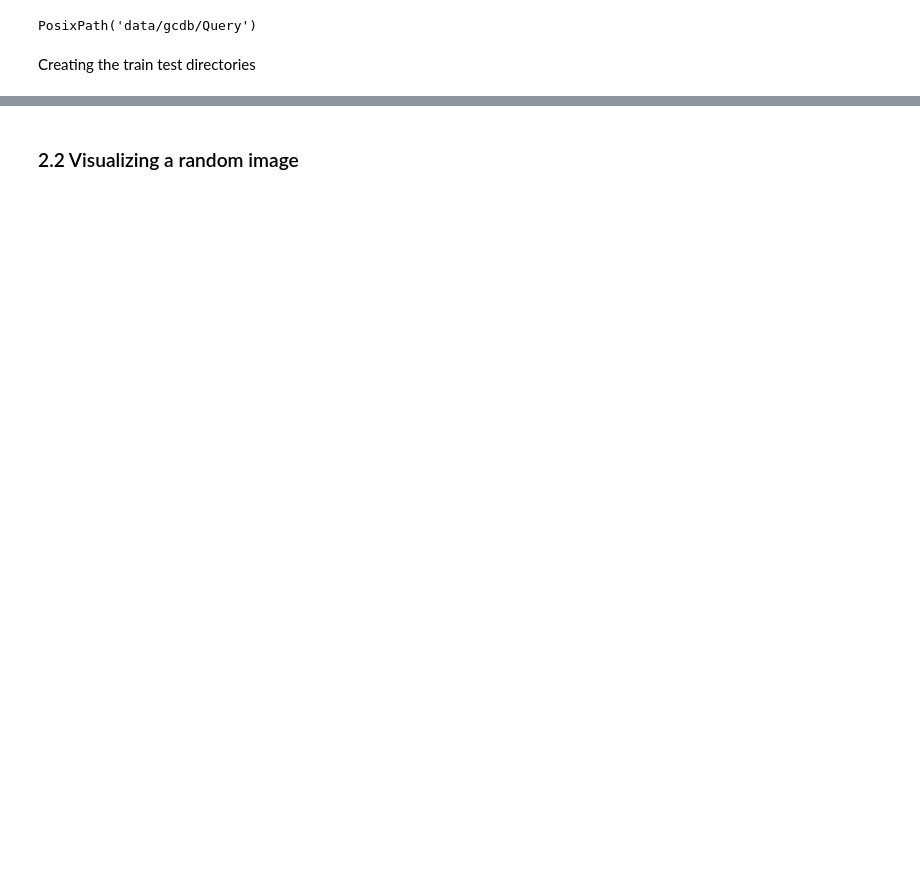
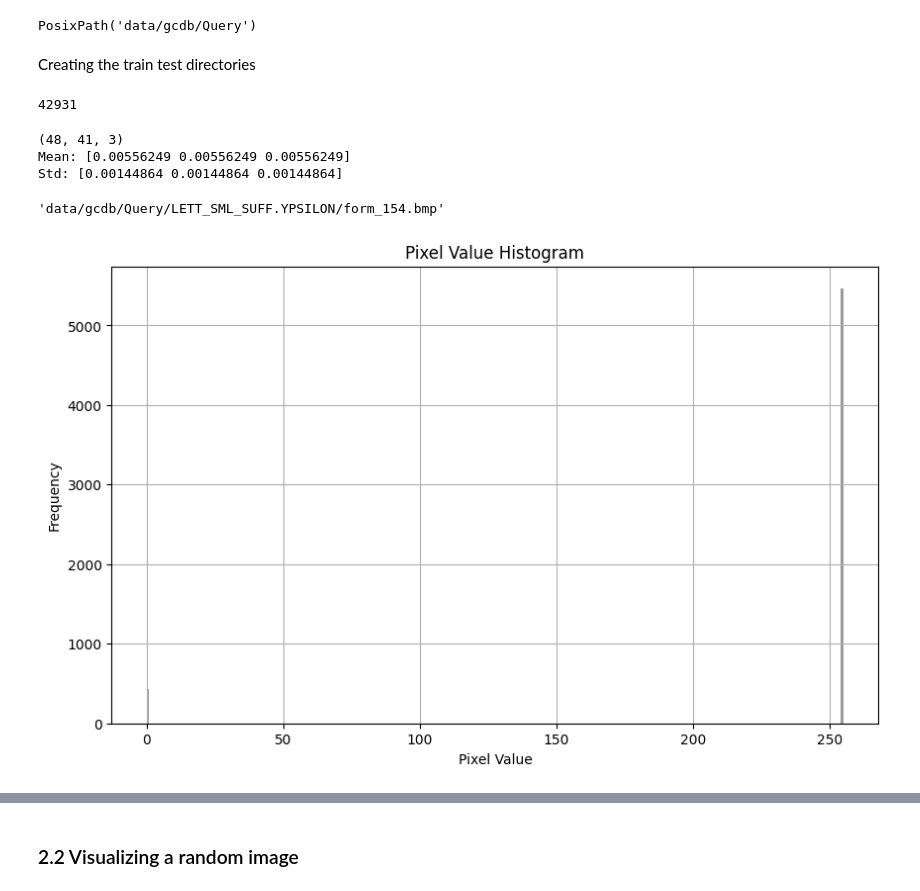
Before and after one commit to nmermigas/GCDB, a Jupyter notebook: CalendAI.ipynb, the cells around one changed output, grey strips where cells are left out. Saved outputs shown, nothing was run; the diff lists cells and outputs as text; code cells hidden in the pictures; blank space fills up the shorter version.

```diff
--- a/CalendAI.ipynb
+++ b/CalendAI.ipynb
@@ -238,3 +243,63 @@ train_dir, test_dir
 
 train_dir.mkdir(parents=True, exist_ok=True)
 test_dir.mkdir(parents=True, exist_ok=True)
+# %%
+image_path_list = list(gcdb_path.glob("*/*/*.bmp"))
+len(image_path_list)
+# %% [output]
+42931
+# %%
+import cv2
+import numpy as np
+
+image_path_list = list(gcdb_path.glob("*/*/*.bmp"))
+num_samples = len(image_path_list)  # Number of samples in your dataset
+
+mean = np.zeros(3)
+std = np.zeros(3)
+
+for image_path in image_path_list[:1]:
+    # Load the image using OpenCV
+    image = cv2.imread(str(image_path))
+    image = cv2.cvtColor(image, cv2.COLOR_BGR2RGB)  # Convert BGR to RGB
+    print(image.shape)
+
+    # Compute mean and std for each channel
+    mean += np.mean(image, axis=(0, 1))  # Compute mean across height, width, and channels
+    std += np.std(image, axis=(0, 1))  # Compute std across height, width, and channels
+
+mean /= num_samples  # Compute mean over all samples
+std /= num_samples  # Compute std over all samples
+
+print("Mean:", mean)
+print("Std:", std)
+# %% [output]
+(48, 41, 3)
+Mean: [0.00556249 0.00556249 0.00556249]
+Std: [0.00144864 0.00144864 0.00144864]
+# %%
+str(image_path_list[1])
+# %% [output]
+'data/gcdb/Query/LETT_SML_SUFF.YPSILON/form_154.bmp'
+# %%
+import cv2
+import matplotlib.pyplot as plt
+
+# Load the image
+image_path = str(image_path_list[256])  # Replace with the path to your image
+image = cv2.imread(image_path)
+image = cv2.cvtColor(image, cv2.COLOR_BGR2RGB)  # Convert BGR to RGB
+
+# Flatten the image to a 1D array
+pixel_values = image.flatten()
+
+# Plot the histogram
+plt.figure(figsize=(10, 6))
+plt.hist(pixel_values, bins=256, color='gray', alpha=0.8)
+plt.title('Pixel Value Histogram')
+plt.xlabel('Pixel Value')
+plt.ylabel('Frequency')
+plt.grid(True)
+plt.show()
+# %% [output]
+[figure, added]
```
Also changed, not shown: parts of 38 cells of this notebook.
